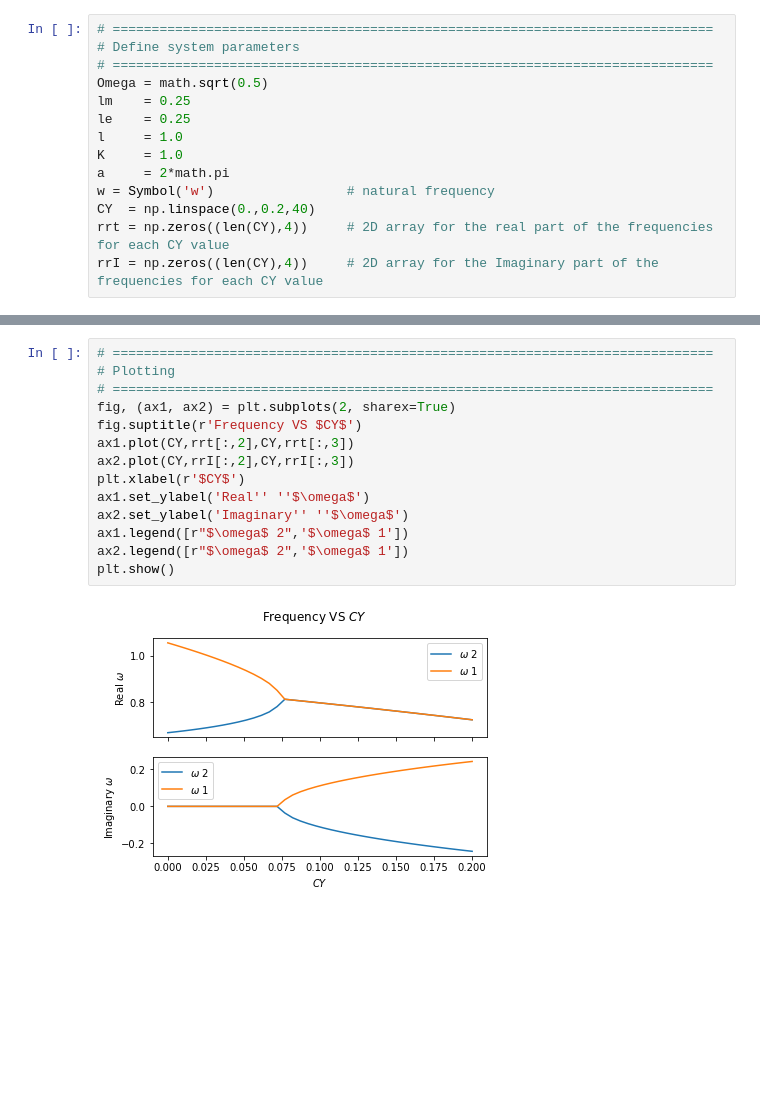
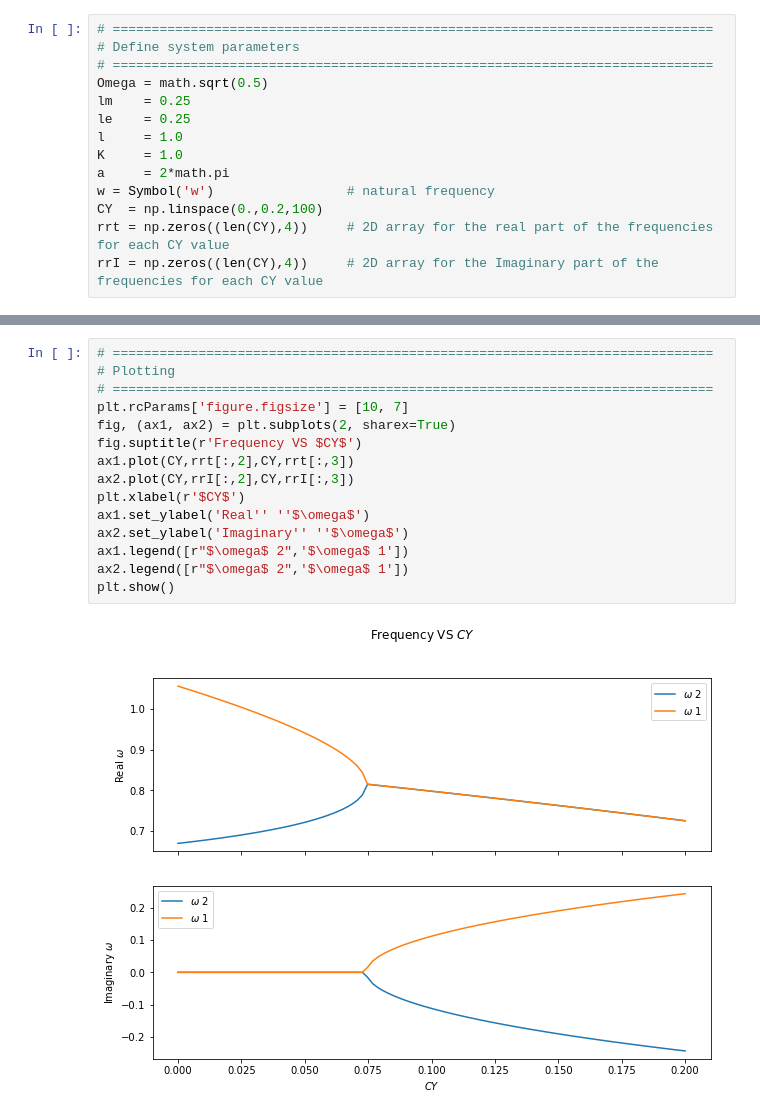
Before and after one commit to lm2-poly/FSI, a Jupyter notebook: Chapitre_4/Flutter.ipynb, the cells around one changed output, grey strips where cells are left out. Cells and saved outputs as stored; diff of their text form; blank space fills up the shorter version.

```diff
--- a/Chapitre_4/Flutter.ipynb
+++ b/Chapitre_4/Flutter.ipynb
@@ -53,7 +81,7 @@ l     = 1.0
 K     = 1.0
 a     = 2*math.pi
 w = Symbol('w')                 # natural frequency
-CY  = np.linspace(0.,0.2,40)
+CY  = np.linspace(0.,0.2,100)
 rrt = np.zeros((len(CY),4))     # 2D array for the real part of the frequencies for each CY value
 rrI = np.zeros((len(CY),4))     # 2D array for the Imaginary part of the frequencies for each CY value
 # %%
@@ -73,16 +101,17 @@ for z in range(len(CY)):       # A loop to evaluate the determinents and solve f
 # %%
 # =============================================================================
 # Plotting
 # =============================================================================
+plt.rcParams['figure.figsize'] = [10, 7]
 fig, (ax1, ax2) = plt.subplots(2, sharex=True)
 fig.suptitle(r'Frequency VS $CY$')
 ax1.plot(CY,rrt[:,2],CY,rrt[:,3])
 ax2.plot(CY,rrI[:,2],CY,rrI[:,3])
 plt.xlabel(r'$CY$')
 ax1.set_ylabel('Real'' ''$\omega$')
 ax2.set_ylabel('Imaginary'' ''$\omega$')
 ax1.legend([r"$\omega$ 2",'$\omega$ 1'])
 ax2.legend([r"$\omega$ 2",'$\omega$ 1'])
 plt.show()
 # %% [output]
-[figure, old version]
+[figure, new version]
```
Also changed, not shown: parts of 6 cells of this notebook.
